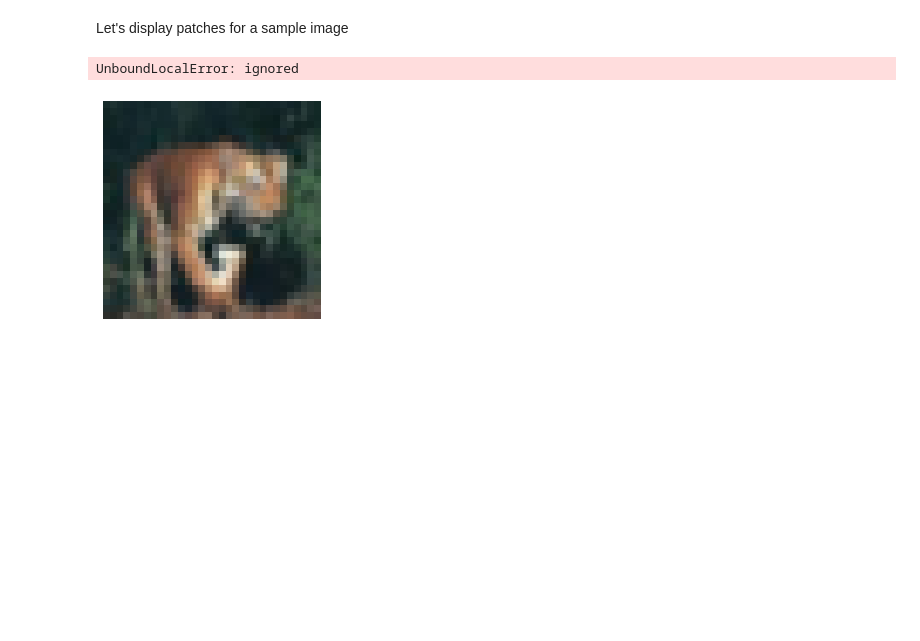
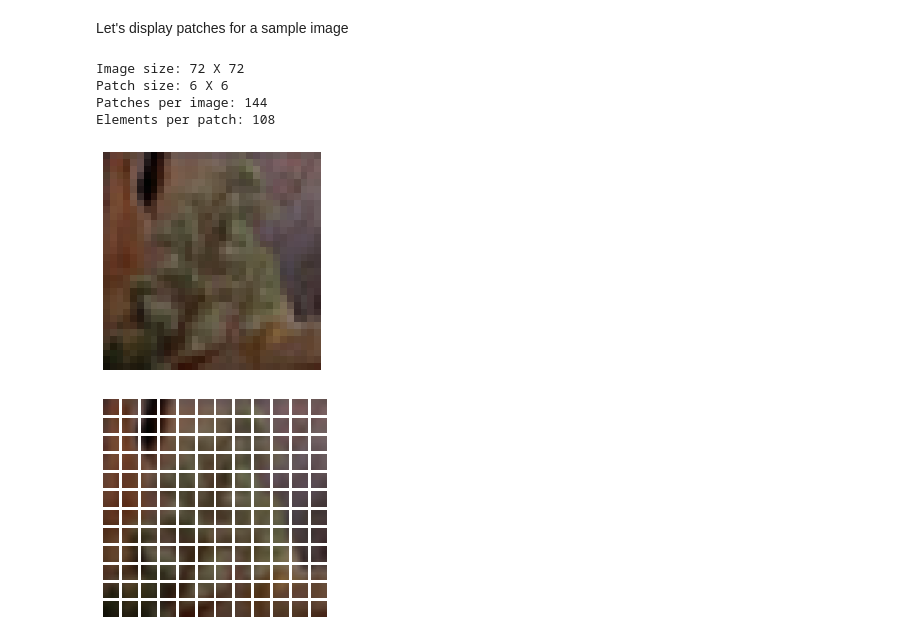
Before and after one commit to EAsencios/DEEP-LEARING, a Jupyter notebook: vision_transformer.ipynb, the cells around one changed output. Cells and saved outputs as stored; diff of their text form; code cells hidden in the pictures; blank space fills up the shorter version.

```diff
--- a/vision_transformer.ipynb
+++ b/vision_transformer.ipynb
@@ -74,7 +78,7 @@ class Patches(layers.Layer):
 
   def call(self, images):
     batch_size = tf.shape(images)[0]
-    batches = tf.image.extract_patches(images=images,
+    patches = tf.image.extract_patches(images=images,
                                        sizes=[1, self.patch_size, self.patch_size, 1],
                                        strides=[1, self.patch_size, self.patch_size, 1],
                                        rates=[1, 1, 1, 1],
@@ -86,17 +90,31 @@ class Patches(layers.Layer):
 # %% [markdown]
 Let's display patches for a sample image
 # %%
-from numpy.core.fromnumeric import resize
 import matplotlib.pyplot as plt
 
 plt.figure(figsize=(4,4))
 image = X_train[np.random.choice(range(X_train.shape[0]))]
 plt.imshow(image.astype('uint8'))
 plt.axis('off')
 
 resized_image = tf.image.resize(tf.convert_to_tensor([image]), size=(image_size, image_size))
 patches = Patches(patch_size)(resized_image)
 print(f"Image size: {image_size} X {image_size}")
+print(f"Patch size: {patch_size} X {patch_size}")
+print(f"Patches per image: {patches.shape[1]}")
+print(f"Elements per patch: {patches.shape[-1]}")
+
+n = int(np.sqrt(patches.shape[1]))
+plt.figure(figsize=(4,4))
+for i, patch in enumerate(patches[0]):
+  ax = plt.subplot(n, n, i + 1)
+  patch_img = tf.reshape(patch, (patch_size, patch_size, 3))
+  plt.imshow(patch_img.numpy().astype("uint8"))
+  plt.axis("off")
 # %% [output]
-UnboundLocalError: ignored
+Image size: 72 X 72
+Patch size: 6 X 6
+Patches per image: 144
+Elements per patch: 108
-[figure, old version]
+[figure, new version]
+[figure, added]
```
Also changed, not shown: parts of 2 cells of this notebook.
